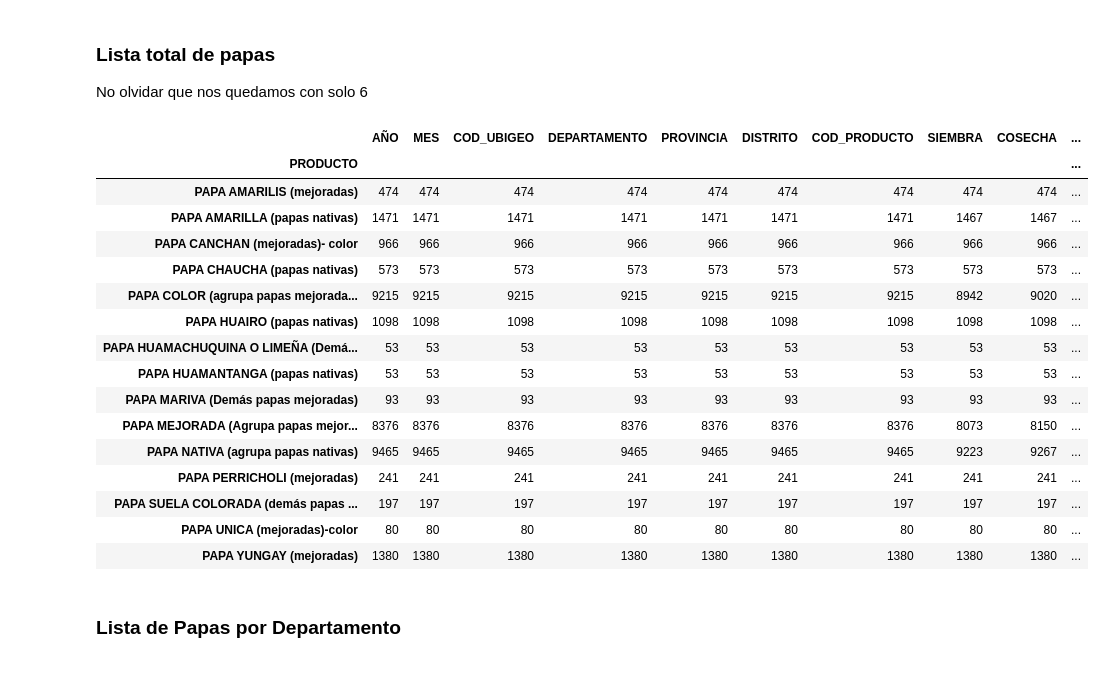
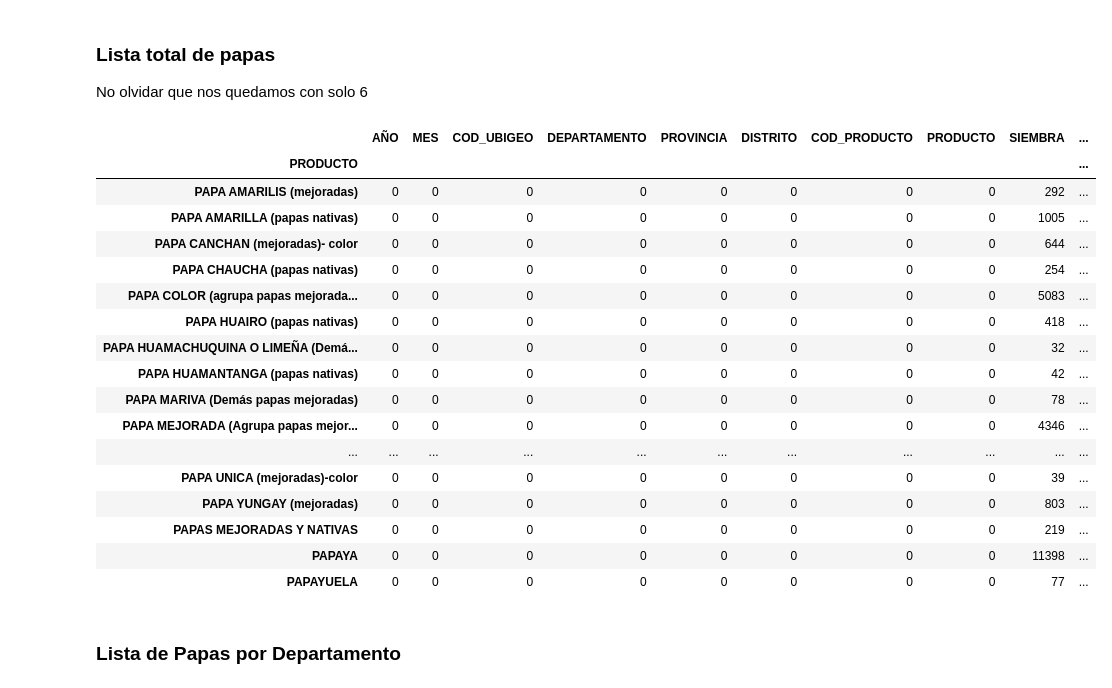
Before and after one commit to CIP-Hackaton/Arbues_CIP_notes, a Jupyter notebook: Rendimiento/Prueba.ipynb, the cells around one changed output. Saved outputs shown, nothing was run; the diff lists cells and outputs as text; code cells hidden in the pictures.

```diff
--- a/Rendimiento/Prueba.ipynb
+++ b/Rendimiento/Prueba.ipynb
@@ -11,4 +10,4 @@ Note: you may need to restart the kernel to use updated packages.
 # %%
 import pandas as pd
 # %%
-df = pd.read_csv("SISAGRI.csv")
+df = pd.read_csv("/content/sample_data/SISAGRI.csv")
@@ -14,0 +16,6 @@ df = pd.read_csv("SISAGRI.csv")
+# %%
+df_papa = df[df['PRODUCTO'].str.contains("papa ", case=False, na=False)]
+df_papa = df_papa.drop(columns=['COD_UBIGEO', 'COD_PRODUCTO'])
+# %%
+df_papa.to_csv('/content/sample_data/filtrado_papa.csv', index=False, sep=',', encoding='utf-8')
+df = df_papa
@@ -49,25 +242,28 @@ See the caveats in the documentation: https://pandas.pydata.org/pandas-docs/stab
 
 No olvidar que nos quedamos con solo 6
 # %%
-papasdf[papasdf["PRODUCTO"] != "PAPA (agrupa mejoradas y nativas)"].groupby("PRODUCTO").count()
+papasdf[papasdf["PRODUCTO"] != "PAPA (agrupa mejoradas y nativas)"] \
+    .groupby("PRODUCTO") \
+    .apply(lambda x: (x == 0).sum())
 # %% [output]
-|  | AÑO | MES | COD_UBIGEO | DEPARTAMENTO | PROVINCIA | DISTRITO | COD_PRODUCTO | SIEMBRA | COSECHA | ... |
+|  | AÑO | MES | COD_UBIGEO | DEPARTAMENTO | PROVINCIA | DISTRITO | COD_PRODUCTO | PRODUCTO | SIEMBRA | ... |
 | PRODUCTO |  |  |  |  |  |  |  |  |  | ... |
-| PAPA AMARILIS (mejoradas) | 474 | 474 | 474 | 474 | 474 | 474 | 474 | 474 | 474 | ... |
-| PAPA AMARILLA (papas nativas) | 1471 | 1471 | 1471 | 1471 | 1471 | 1471 | 1471 | 1467 | 1467 | ... |
-| PAPA CANCHAN (mejoradas)- color | 966 | 966 | 966 | 966 | 966 | 966 | 966 | 966 | 966 | ... |
-| PAPA CHAUCHA (papas nativas) | 573 | 573 | 573 | 573 | 573 | 573 | 573 | 573 | 573 | ... |
-| PAPA COLOR (agrupa papas mejorada... | 9215 | 9215 | 9215 | 9215 | 9215 | 9215 | 9215 | 8942 | 9020 | ... |
-| PAPA HUAIRO (papas nativas) | 1098 | 1098 | 1098 | 1098 | 1098 | 1098 | 1098 | 1098 | 1098 | ... |
-| PAPA HUAMACHUQUINA O LIMEÑA (Demá... | 53 | 53 | 53 | 53 | 53 | 53 | 53 | 53 | 53 | ... |
-| PAPA HUAMANTANGA (papas nativas) | 53 | 53 | 53 | 53 | 53 | 53 | 53 | 53 | 53 | ... |
-| PAPA MARIVA (Demás papas mejoradas) | 93 | 93 | 93 | 93 | 93 | 93 | 93 | 93 | 93 | ... |
-| PAPA MEJORADA (Agrupa papas mejor... | 8376 | 8376 | 8376 | 8376 | 8376 | 8376 | 8376 | 8073 | 8150 | ... |
-| PAPA NATIVA (agrupa papas nativas) | 9465 | 9465 | 9465 | 9465 | 9465 | 9465 | 9465 | 9223 | 9267 | ... |
-| PAPA PERRICHOLI (mejoradas) | 241 | 241 | 241 | 241 | 241 | 241 | 241 | 241 | 241 | ... |
-| PAPA SUELA COLORADA (demás papas ... | 197 | 197 | 197 | 197 | 197 | 197 | 197 | 197 | 197 | ... |
-| PAPA UNICA (mejoradas)-color | 80 | 80 | 80 | 80 | 80 | 80 | 80 | 80 | 80 | ... |
-| PAPA YUNGAY (mejoradas) | 1380 | 1380 | 1380 | 1380 | 1380 | 1380 | 1380 | 1380 | 1380 | ... |
+| PAPA AMARILIS (mejoradas) | 0 | 0 | 0 | 0 | 0 | 0 | 0 | 0 | 292 | ... |
+| PAPA AMARILLA (papas nativas) | 0 | 0 | 0 | 0 | 0 | 0 | 0 | 0 | 1005 | ... |
+| PAPA CANCHAN (mejoradas)- color | 0 | 0 | 0 | 0 | 0 | 0 | 0 | 0 | 644 | ... |
+| PAPA CHAUCHA (papas nativas) | 0 | 0 | 0 | 0 | 0 | 0 | 0 | 0 | 254 | ... |
+| PAPA COLOR (agrupa papas mejorada... | 0 | 0 | 0 | 0 | 0 | 0 | 0 | 0 | 5083 | ... |
+| PAPA HUAIRO (papas nativas) | 0 | 0 | 0 | 0 | 0 | 0 | 0 | 0 | 418 | ... |
+| PAPA HUAMACHUQUINA O LIMEÑA (Demá... | 0 | 0 | 0 | 0 | 0 | 0 | 0 | 0 | 32 | ... |
+| PAPA HUAMANTANGA (papas nativas) | 0 | 0 | 0 | 0 | 0 | 0 | 0 | 0 | 42 | ... |
+| PAPA MARIVA (Demás papas mejoradas) | 0 | 0 | 0 | 0 | 0 | 0 | 0 | 0 | 78 | ... |
+| PAPA MEJORADA (Agrupa papas mejor... | 0 | 0 | 0 | 0 | 0 | 0 | 0 | 0 | 4346 | ... |
+| ... | ... | ... | ... | ... | ... | ... | ... | ... | ... | ... |
+| PAPA UNICA (mejoradas)-color | 0 | 0 | 0 | 0 | 0 | 0 | 0 | 0 | 39 | ... |
+| PAPA YUNGAY (mejoradas) | 0 | 0 | 0 | 0 | 0 | 0 | 0 | 0 | 803 | ... |
+| PAPAS MEJORADAS Y NATIVAS | 0 | 0 | 0 | 0 | 0 | 0 | 0 | 0 | 219 | ... |
+| PAPAYA | 0 | 0 | 0 | 0 | 0 | 0 | 0 | 0 | 11398 | ... |
+| PAPAYUELA | 0 | 0 | 0 | 0 | 0 | 0 | 0 | 0 | 77 | ... |
 # %% [markdown]
 ### Lista de Papas por Departamento
 # %%
```
Also changed, not shown: parts of 16 cells of this notebook.
